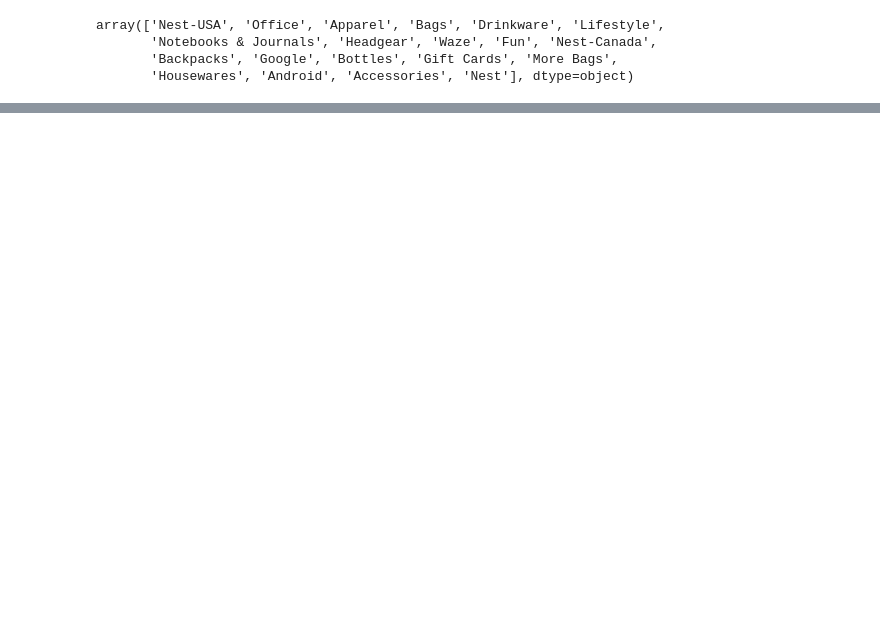
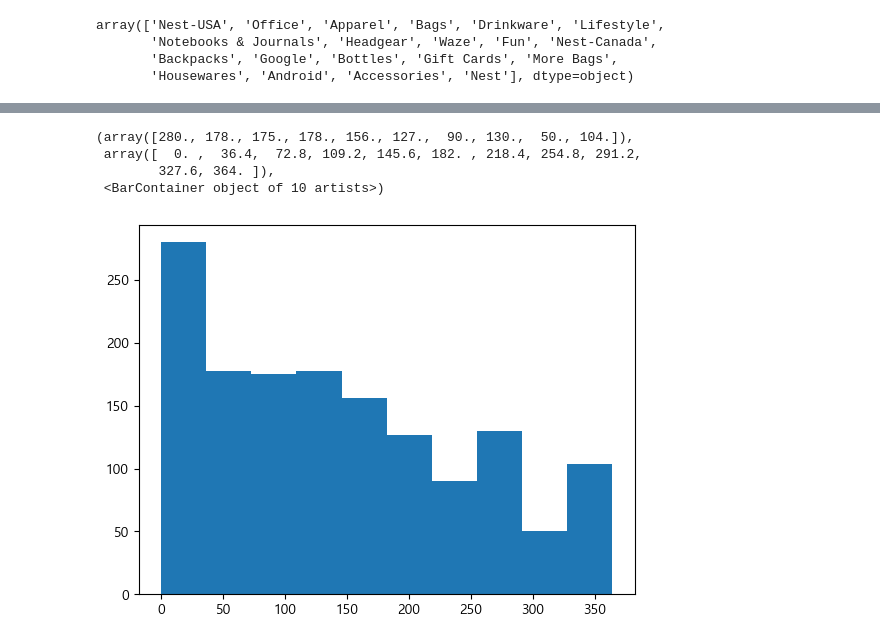
Before and after one commit to ColorConeHead/final_project, a Jupyter notebook: test.ipynb, the cells around one changed output, grey strips where cells are left out. Cells and saved outputs as stored; diff of their text form; code cells hidden in the pictures; blank space fills up the shorter version.

```diff
--- a/test.ipynb
+++ b/test.ipynb
@@ -299,0 +279,6 @@ dtype: int64
+# %%
+df['쿠폰코드'] = df['쿠폰코드'].fillna(np.nan)
+df['할인율'] = df['할인율'].fillna(0)
+# %%
+df['총금액'] = df['평균금액'] * df['수량']
+df.head()
@@ -299,0 +292,11 @@ dtype: int64
+# %%
+today_date = dt.datetime(2019,12,31)
+rfm = pd.DataFrame(df.groupby('고객ID').agg({'거래ID':'nunique',
+                          '총금액':'sum',
+                          '거래날짜': lambda x: (today_date - x.max()).days}))
+# %%
+rfm = rfm.rename(columns={'거래ID':'Frequency',
+                          '총금액':'Monetary',
+                          '거래날짜':'Recency'})
+rfm = rfm[['Recency', 'Frequency', 'Monetary']]
+rfm.describe()
@@ -299,0 +313,8 @@ dtype: int64
+# %%
+plt.hist(rfm['Recency'])
+# %% [output]
+(array([280., 178., 175., 178., 156., 127.,  90., 130.,  50., 104.]),
+ array([  0. ,  36.4,  72.8, 109.2, 145.6, 182. , 218.4, 254.8, 291.2,
+        327.6, 364. ]),
+ <BarContainer object of 10 artists>)
+[figure, added]
```
Also changed, not shown: parts of 9 cells of this notebook.
